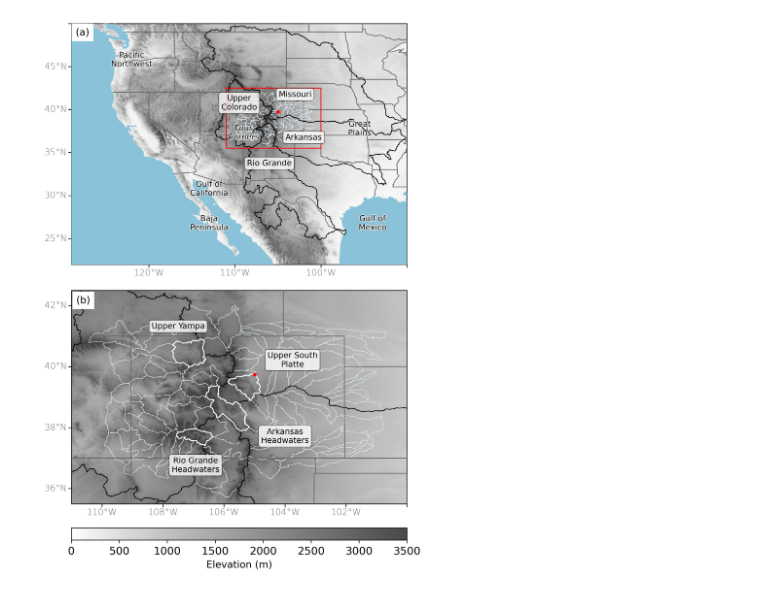
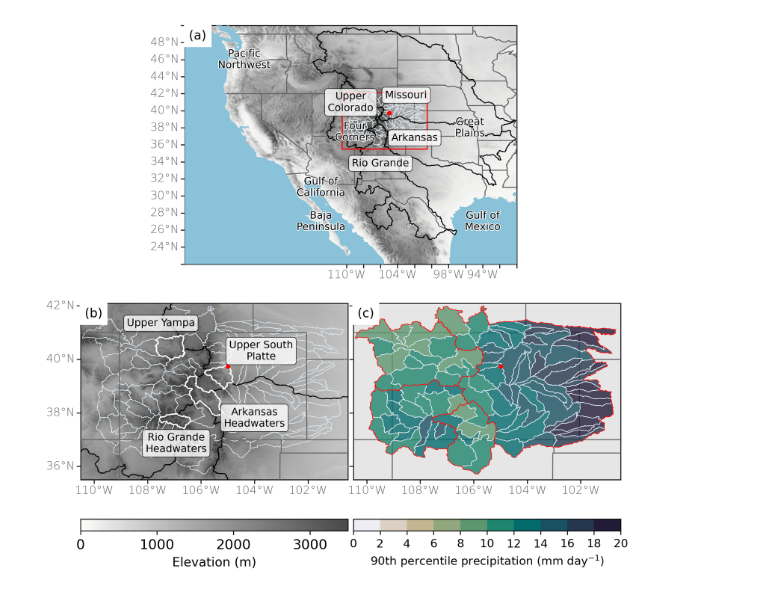
Before and after one commit to CW3E/CO_top-decile_precip_ARs_code, a Jupyter notebook: analysis/fig01_elevation_map.ipynb, the cells around one changed output. Cells and saved outputs as stored; diff of their text form; code cells hidden in the pictures.

Commit message:
update figure 1 to include 90th percentile precipitation threshold for each HUC8

```diff
--- a/analysis/fig01_elevation_map.ipynb
+++ b/analysis/fig01_elevation_map.ipynb
@@ -60,6 +109,12 @@ for i, region in enumerate(region_lst):
 ## use geopandas to import the shapefile
 fp = path_to_data + 'downloads/CO_HUC8/wbdhu8.shp'
 polys = gpd.read_file(fp, crs="epsg:3857") # have to manually set the projection
+
+## add the specified region name and prec_thres as a column
+polys = polys.merge(region_df, on='HUC8')
+polys = polys.merge(prec_df, on='HUC8')
+## create a shapefile of the 4 regions using dissolve
+regions = polys.dissolve(by='region_name', aggfunc='sum')
 # %%
 HUC8_ID_lst = ['14050001', '13010001', '10190002', '11020001']
 HUC8_lbl_lst = ['Upper Yampa', 'Rio Grande Headwaters', 'Upper South Platte', 'Arkansas Headwaters']
@@ -75,7 +131,7 @@ datacrs = ccrs.PlateCarree()  ## the projection the data is in
 mapcrs = ccrs.PlateCarree() ## the projection you want your map displayed in
 
 # Set tick/grid locations
-ext1 = [-111., -100., 35.5, 42.5] # extent of CO
+ext1 = [-110.5, -100.5, 35.5, 42.1] # extent of CO
 ext = [-129., -90., 22, 50] ## extent of interior west
 
 # Set tick/grid locations
@@ -105,22 +161,23 @@ lbl_dict3 = {'Upper Yampa': (-107.5, 41.25),
 }
 # %%
 # Create figure
-fig = plt.figure(figsize=(6.75, 10.5))
+fig = plt.figure(figsize=(8.5, 8.))
 fig.dpi = 300
 fname = path_to_figs + 'elevation_map_with_inset'
 fmt = 'png'
 
 nrows = 3
-ncols = 1
+ncols = 2
 
 ## Use gridspec to set up a plot with a series of subplots that is
 ## n-rows by n-columns
-gs = GridSpec(nrows, ncols, height_ratios=[1, 1, 0.05], width_ratios = [1], wspace=0.02, hspace=0.05)
+gs = GridSpec(nrows, ncols, height_ratios=[1, 1, 0.05], width_ratios = [1, 1], wspace=0.02, hspace=0.05)
 ## use gs[rows index, columns index] to access grids
 
-
-#### Add topography map with labels
-ax = fig.add_subplot(gs[0, 0], projection=mapcrs)
+###################################
+#### Big domain map with labels ###
+###################################
+ax = fig.add_subplot(gs[0, :], projection=mapcrs)
 ax = draw_basemap(ax, extent=ext, xticks=dx, yticks=dy,left_lats=True,
                       right_lats=False, bottom_lons=True, mask_ocean=False, coastline=False)
 
@@ -191,7 +248,9 @@ cb = Colorbar(ax = cbax, mappable = cs, orientation = 'horizontal', ticklocation
 cb.set_label('Elevation (m)', fontsize=11)
 cb.ax.tick_params(labelsize=12)
 
-### Add inset map  [left, bottom, width, height]
+#########################################
+#### Small domain map with topography ###
+#########################################
 
 # Set tick/grid locations
 tx = 2
@@ -202,13 +261,6 @@ dy = np.arange(20,50+ty,ty)
 axins = fig.add_subplot(gs[1, 0], projection=mapcrs)
 axins = draw_basemap(axins, extent=ext1, xticks=dx, yticks=dy,left_lats=True,
                       right_lats=False, bottom_lons=True, mask_ocean=False, coastline=False)
-
-# axins.add_patch(mpatches.Rectangle(xy=[ext1[0], ext1[2]], width=ext1[1]-ext1[0], height=ext1[3]-ext1[2],
-#                                 fill=False,
-#                                 edgecolor='r',
-#                                 linewidth=1.0,
-#                                 transform=datacrs,
-#                                 zorder=100))
 
 # topo with grey shade map
 axins, cs = plot_terrain(axins, ext1, vmax=3500, greyscale=True, zorder=2)
@@ -228,31 +280,67 @@ polys.plot(ax=axins, edgecolor='#dde8f0', color='None', linewidth=0.5, zorder=98
 # zip joins x and y coordinates in pairs
 transform = datacrs._as_mpl_transform(axins)
 style = {'size': 9, 'color': 'black', 'fontweight': 'normal'}
 for lbl in lbl_dict3:
     xy = lbl_dict3[lbl]
     axins.annotate(textwrap.fill(lbl, 11), # this is the text
                 xy, # these are the coordinates to position the label
                 textcoords="offset points", # how to position the text
                 xytext=(0,0), # distance from text to points (x,y)
                 ha='center', # horizontal alignment can be left, right or center
                 xycoords=transform,
                 zorder=200,
                 bbox=dict(boxstyle="round,pad=0.3", fc="white", ec="k", lw=0.5, alpha=0.8),
                 **style)
 # Plot Location of pts
 axins.plot(-104.9903, 39.7392, 'ro', markersize=3, transform=datacrs, zorder=201)
 
 titlestring = '(b)'
 axins.text(0.015, 0.9755, titlestring, ha='left', va='top', transform=axins.transAxes,
         fontsize=11., backgroundcolor='white', zorder=500)
 
 for spine in axins.spines.values():
     spine.set_edgecolor('k')
 
+#######################################################
+#### Small domain map with top-decile precip values ###
+#######################################################
+
+ax3 = fig.add_subplot(gs[1, 1], projection=mapcrs)
+ax3 = draw_basemap(ax3, extent=ext1, xticks=dx, yticks=dy,left_lats=False,
+                      right_lats=False, bottom_lons=True, mask_ocean=False, coastline=False)
+
+ax3.add_feature(cfeature.STATES, edgecolor='0.4', linewidth=0.8, zorder=97)
+
+# add choropleth of top-decile precipitation threshold
+cbax = plt.subplot(gs[-1,-1]) # colorbar axis
+cbarticks = np.arange(0, 22, 2)
+lgnd_kwds={"label": "90th percentile precipitation (mm day$^{-1}$)", "orientation": "horizontal", "ticks": cbarticks}
+cmap, norm, bnds = ccmap.cmap_segmented(cmo.rain, cbarticks)
+cf = polys.plot(ax=ax3, column='prec_thres', cmap=cmap, vmin=0, vmax=22, norm=norm,
+                alpha=0.8, legend=True, cax=cbax, legend_kwds=lgnd_kwds, zorder=99)
+
+## add in subbasins
+polys.crs = 'epsg:3857'
+polys.plot(ax=ax3, edgecolor='#dde8f0', color='None', linewidth=0.5, zorder=100)
+
+## add in regions
+regions.crs = 'epsg:3857'
+regions.plot(ax=ax3, edgecolor='red', color='None', linewidth=0.5, zorder=101)
+
+# Plot Location of pts
+ax3.plot(-104.9903, 39.7392, 'ro', markersize=3, transform=datacrs, zorder=201)
+
+titlestring = '(c)'
+ax3.text(0.015, 0.9755, titlestring, ha='left', va='top', transform=ax3.transAxes,
+        fontsize=11., backgroundcolor='white', zorder=500)
+
+for spine in ax3.spines.values():
+    spine.set_edgecolor('k')
+
 
 fig.savefig('%s.%s' %(fname, fmt), bbox_inches='tight', dpi=fig.dpi)
 
 # Show
 plt.show()
 # %% [output]
-[figure, old version]
+[figure, new version]
```
Also changed, not shown: parts of 4 cells of this notebook, 2 other files.
